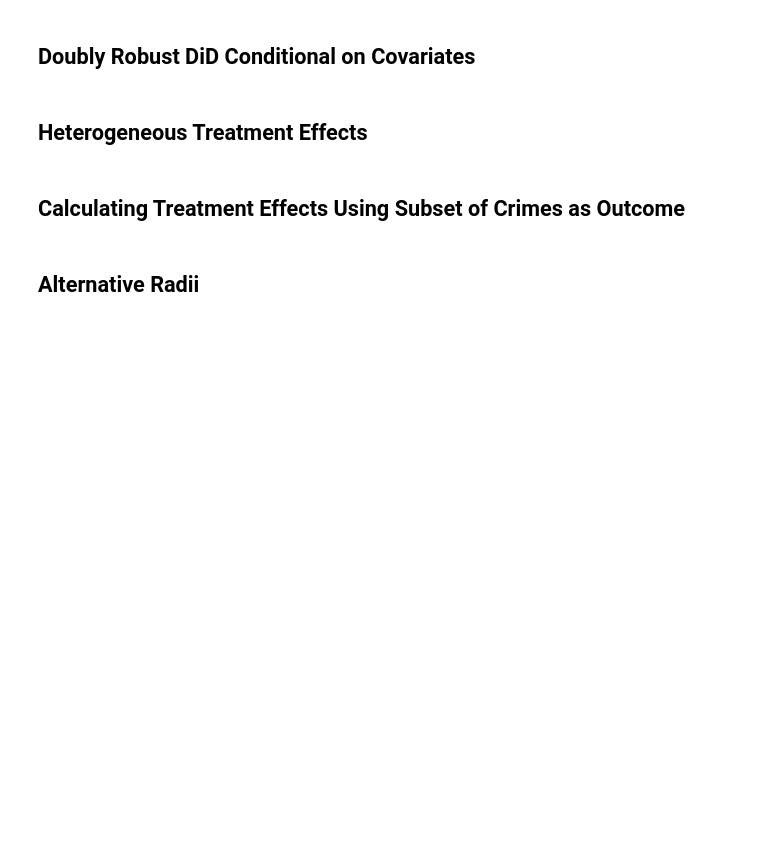
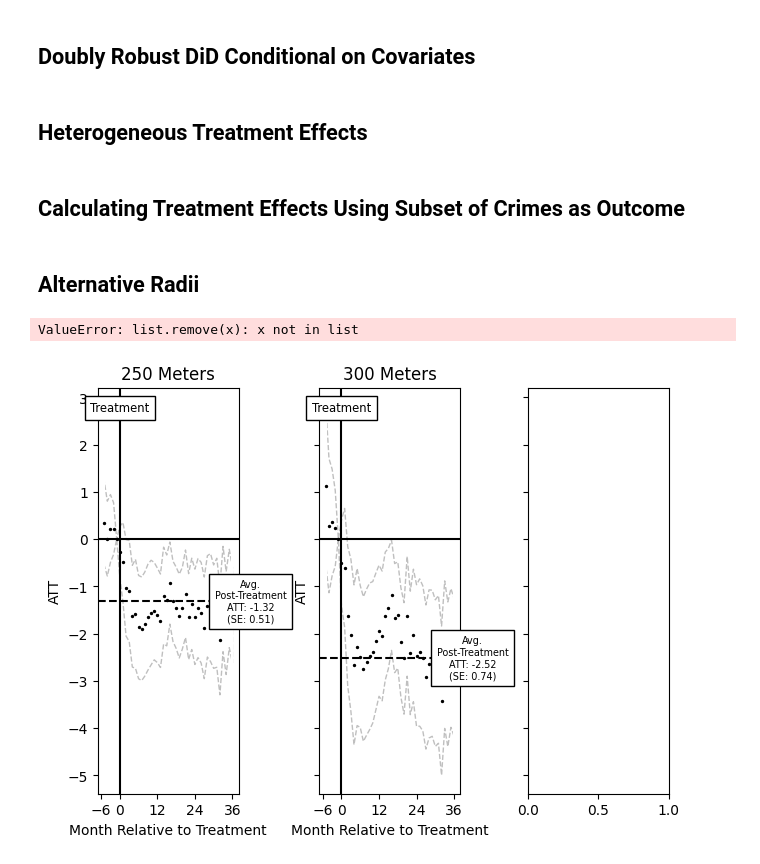
Before and after one commit to arjun-shanmugam/seniorthesis, a Jupyter notebook: src/6_main_results.ipynb, the cells around one changed output. Cells and saved outputs as stored; diff of their text form; code cells hidden in the pictures; blank space fills up the shorter version.

Commit message:
ran summary stats and main results

```diff
--- a/src/6_main_results.ipynb
+++ b/src/6_main_results.ipynb
@@ -201,35 +203,42 @@ figure_utilities.save_figure_and_close(fig, os.path.join(OUTPUT_FIGURES, "att_gt
 ## Alternative Radii
 # %%
 fig, axes = plt.subplots(1, 3, layout='constrained', sharey=True)
-radii = [constants.Analysis.MAIN_RESULTS_RADIUS - 50, constants.Analysis.MAIN_RESULTS_RADIUS, constants.Analysis.MAIN_RESULTS_RADIUS + 50]
+radii = [constants.Analysis.MAIN_RESULTS_RADIUS, constants.Analysis.MAIN_RESULTS_RADIUS + 50, constants.Analysis.MAIN_RESULTS_RADIUS + 100]
+atts = []
+att_labels = ["$<$250m from property", "$<$300m from property", "$<$350m from property", "250-300m from property", "250-350m from property", "250-400m from property"]
 for ax, radius in zip(axes, radii):
     if radius != constants.Analysis.MAIN_RESULTS_RADIUS:
         df = pd.read_csv(INPUT_DATA_PANEL)
         df = df.loc[~df[treatment_date_variable].isin(['2019-04', '2019-05']), :]
 
         analysis = f"group_0_crimes_{radius}m"
         weekly_value_vars_crime, month_to_int_dictionary, int_to_month_dictionary = get_value_variable_names(df, analysis)
         _, pre_treatment_covariates = test_balance(df, analysis)
 
 
         df = prepare_df_for_DiD(df=df,
                                 analysis=analysis,
                                 treatment_date_variable=treatment_date_variable,
                                 pre_treatment_covariates=pre_treatment_covariates,
                                 value_vars=weekly_value_vars_crime,
                                 period_to_int_dictionary=month_to_int_dictionary)
         # Run DiD conditional on covariates.
         current_att_gt = ATTgt(data=df, cohort_name=treatment_date_variable, base_period='universal')
         formula = f'{analysis} ~ ' + '+'.join(pre_treatment_covariates)
         current_att_gt.fit(formula=formula, control_group='never_treated', n_jobs=-1, progress_bar=True)
         figure_utilities.aggregate_by_event_time_and_plot(current_att_gt,
                                                           start_period=constants.Analysis.MINIMUM_PRE_PERIOD,
                                                           end_period=constants.Analysis.MAXIMUM_POST_PERIOD,
                                                           title=f"{radius} Meters", ax=ax)
+        atts.append(current_att_gt.aggregate('event', overall=True))
     else:
         figure_utilities.aggregate_by_event_time_and_plot(att_gt_all_crimes,
                                                           start_period=constants.Analysis.MINIMUM_PRE_PERIOD,
                                                           end_period=constants.Analysis.MAXIMUM_POST_PERIOD,
                                                           title=f"{radius} Meters", ax=ax)
+        atts.append(att_gt_all_crimes.aggregate('event', overall=True)['EventAggregationOverall'].loc[:, slice('', 'ATT')].iloc[0])
 
 figure_utilities.save_figure_and_close(fig, os.path.join(OUTPUT_FIGURES, "att_gt_dr_alternative_radii.png"))
+# %% [output]
+ValueError: list.remove(x): x not in list
+[figure, added]
```
Also changed, not shown: parts of 3 cells of this notebook, 1 other file.
